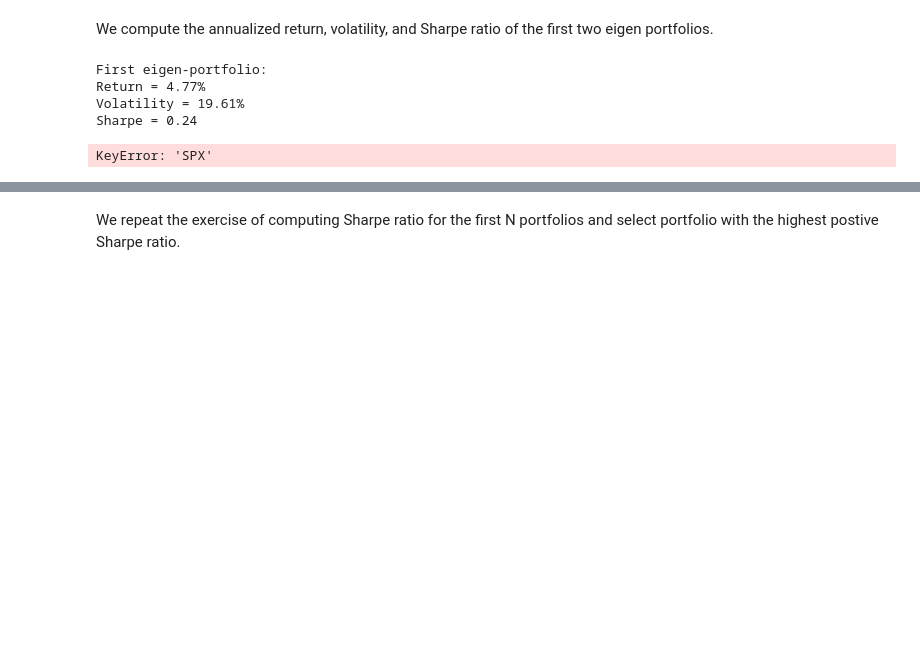
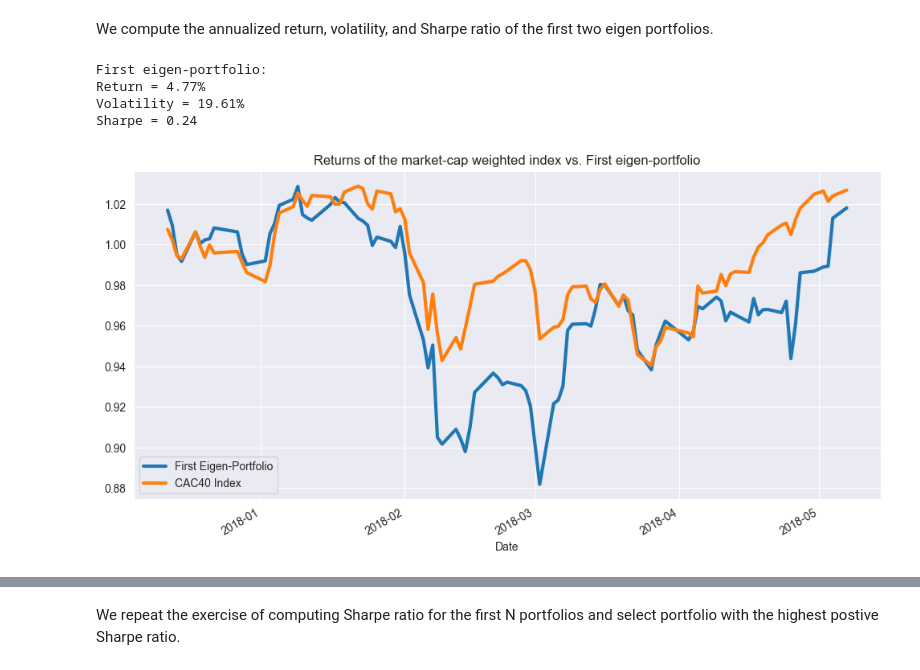
Before and after one commit to RomainCastellarnau/Assignment-2023-Applied-Time-Series, a Jupyter notebook: Computing exercises/Ex_7.ipynb, the cells around one changed output, grey strips where cells are left out. Cells and saved outputs as stored; diff of their text form; code cells hidden in the pictures; blank space fills up the shorter version.

```diff
--- a/Computing exercises/Ex_7.ipynb
+++ b/Computing exercises/Ex_7.ipynb
@@ -270,9 +296,19 @@ def sharpe_ratio(ts_returns, periods_per_year=252):
     annualized_sharpe = 0.0
 
     n_years = ts_returns.shape[0] / periods_per_year
-    annualized_return = np.power(np.prod(1 + ts_returns), (1 / n_years)) - 1
-    annualized_vol = ts_returns.std() * np.sqrt(periods_per_year)
-    annualized_sharpe = annualized_return / annualized_vol
+
+    try:
+        # If computing error on the annualized return, set return and sharpe to 0
+        product = np.prod(1 + ts_returns)
+        if np.any(product <= 0):
+            raise ValueError("Invalid value encountered in power")
+
+        annualized_return = np.power(product, (1 / n_years)) - 1
+        annualized_vol = ts_returns.std() * np.sqrt(periods_per_year)
+        annualized_sharpe = annualized_return / annualized_vol
+    except Exception as e:
+        annualized_return = 0.0
+        annualized_sharpe = 0.0
 
     return annualized_return, annualized_vol, annualized_sharpe
 # %% [markdown]
@@ -280,33 +316,40 @@ We compute the annualized return, volatility, and Sharpe ratio of the first two
 # %%
 if raw_test_set is not None:
     eigen_prtf1_returns = np.dot(
-        raw_test_set.loc[:, eigen_prtf1.index], eigen_prtf1 / 100
+        raw_test_set.loc[:, eigen_prtf1.index], eigen_prtf1.values / 100
     )
+
     eigen_prtf1_returns = pd.Series(eigen_prtf1_returns.squeeze(), index=test_set.index)
     er, vol, sharpe = sharpe_ratio(eigen_prtf1_returns)
     print(
         "First eigen-portfolio:\nReturn = %.2f%%\nVolatility = %.2f%%\nSharpe = %.2f"
         % (er * 100, vol * 100, sharpe)
     )
+
     year_frac = (
         eigen_prtf1_returns.index[-1] - eigen_prtf1_returns.index[0]
     ).days / 252
 
     df_plot = pd.DataFrame(
-        {"PC1": eigen_prtf1_returns, "SPX": raw_test_set.loc[:, "SPX"]},
+        {
+            "First Eigen-Portfolio": eigen_prtf1_returns,
+            "CAC40 Index": index_test_set_raw,
+        },
         index=test_set.index,
     )
-    np.cumprod(df_plot + 1).plot(
+
+    ax = np.cumprod(df_plot + 1).plot(
         title="Returns of the market-cap weighted index vs. First eigen-portfolio",
         figsize=(12, 6),
         linewidth=3,
     )
+    plt.show()
 # %% [output]
 First eigen-portfolio:
 Return = 4.77%
 Volatility = 19.61%
 Sharpe = 0.24
-KeyError: 'SPX'
+[figure, added]
 # %%
 if raw_test_set is not None:
     eigen_prtf2_returns = np.dot(
```
Also changed, not shown: parts of 12 cells of this notebook.
